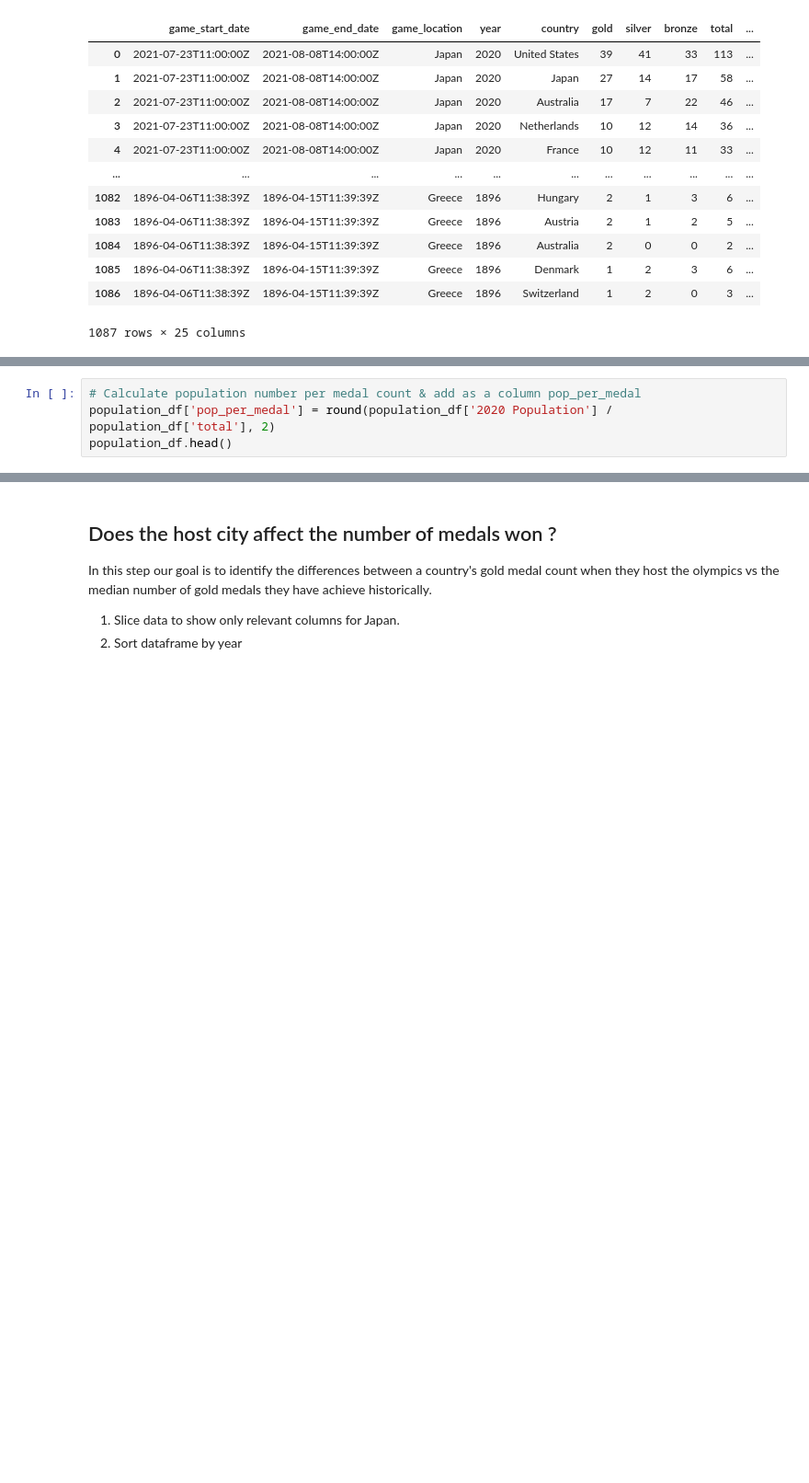
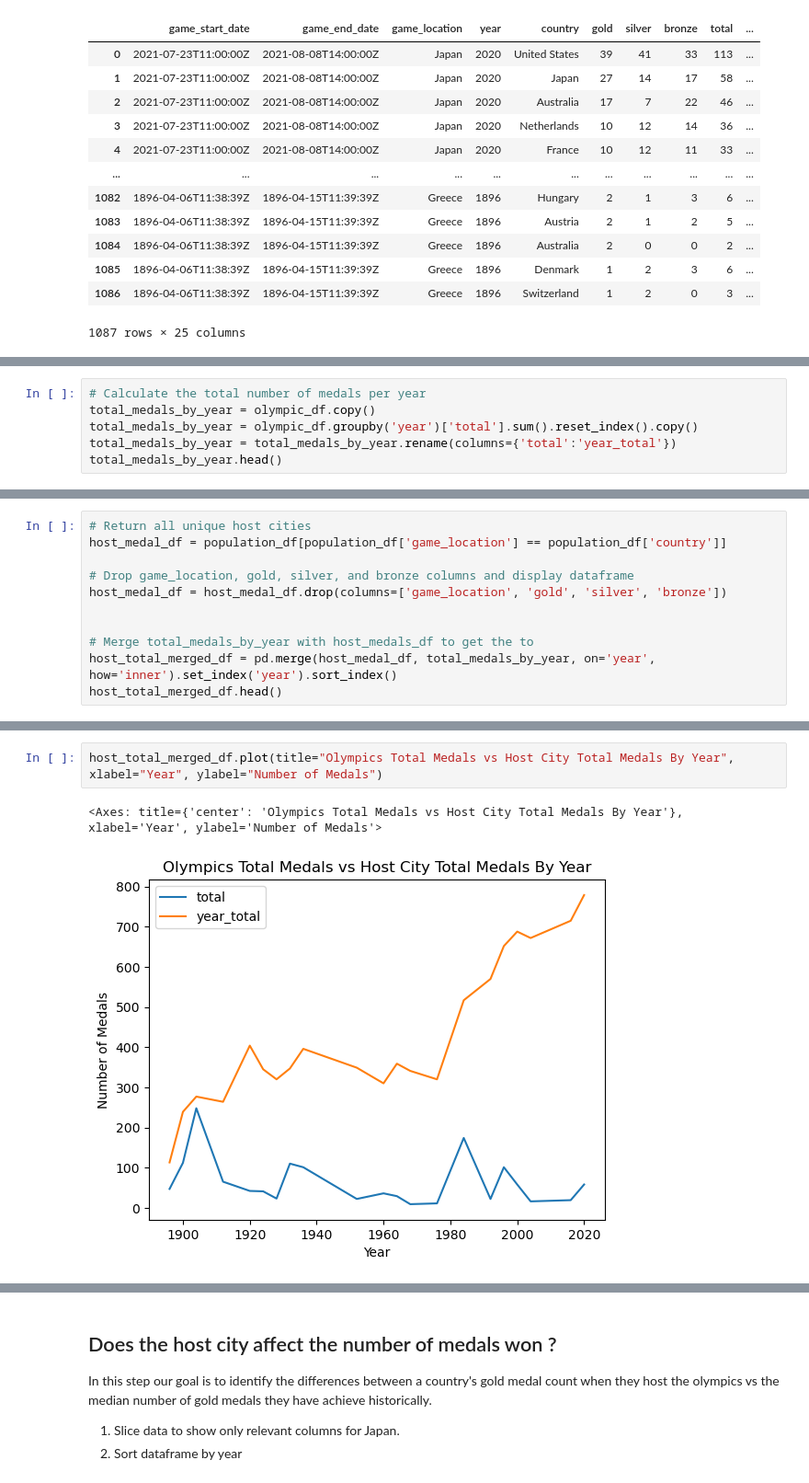
Before and after one commit to ncmoliver/olympic_analysis, a Jupyter notebook: olympic_analysis.ipynb, the cells around one changed output, grey strips where cells are left out. Shown: that part at 92% size. Saved outputs shown, nothing was run; the diff lists cells and outputs as text; blank space fills up the shorter version.

```diff
--- a/olympic_analysis.ipynb
+++ b/olympic_analysis.ipynb
@@ -194,0 +202,6 @@ data
+# %%
+# Calculate the total number of medals per year
+total_medals_by_year = olympic_df.copy()
+total_medals_by_year = olympic_df.groupby('year')['total'].sum().reset_index().copy()
+total_medals_by_year = total_medals_by_year.rename(columns={'total':'year_total'})
+total_medals_by_year.head()
@@ -206,4 +225,0 @@ population_df.head()
-# %%
-# Calculate population number per medal count & add as a column pop_per_medal
-population_df['pop_per_medal'] = round(population_df['2020 Population'] / population_df['total'], 2)
-population_df.head()
@@ -263,0 +226,11 @@ plt.show()
+# %%
+# Return all unique host cities
+host_medal_df = population_df[population_df['game_location'] == population_df['country']]
+
+# Drop game_location, gold, silver, and bronze columns and display dataframe
+host_medal_df = host_medal_df.drop(columns=['game_location', 'gold', 'silver', 'bronze'])
+
+
+# Merge total_medals_by_year with host_medals_df to get the to
+host_total_merged_df = pd.merge(host_medal_df, total_medals_by_year, on='year', how='inner').set_index('year').sort_index()
+host_total_merged_df.head()
@@ -263,0 +245,5 @@ plt.show()
+# %%
+host_total_merged_df.plot(title="Olympics Total Medals vs Host City Total Medals By Year", xlabel="Year", ylabel="Number of Medals")
+# %% [output]
+<Axes: title={'center': 'Olympics Total Medals vs Host City Total Medals By Year'}, xlabel='Year', ylabel='Number of Medals'>
+[figure, added]
```
Also changed, not shown: parts of 16 cells of this notebook.
